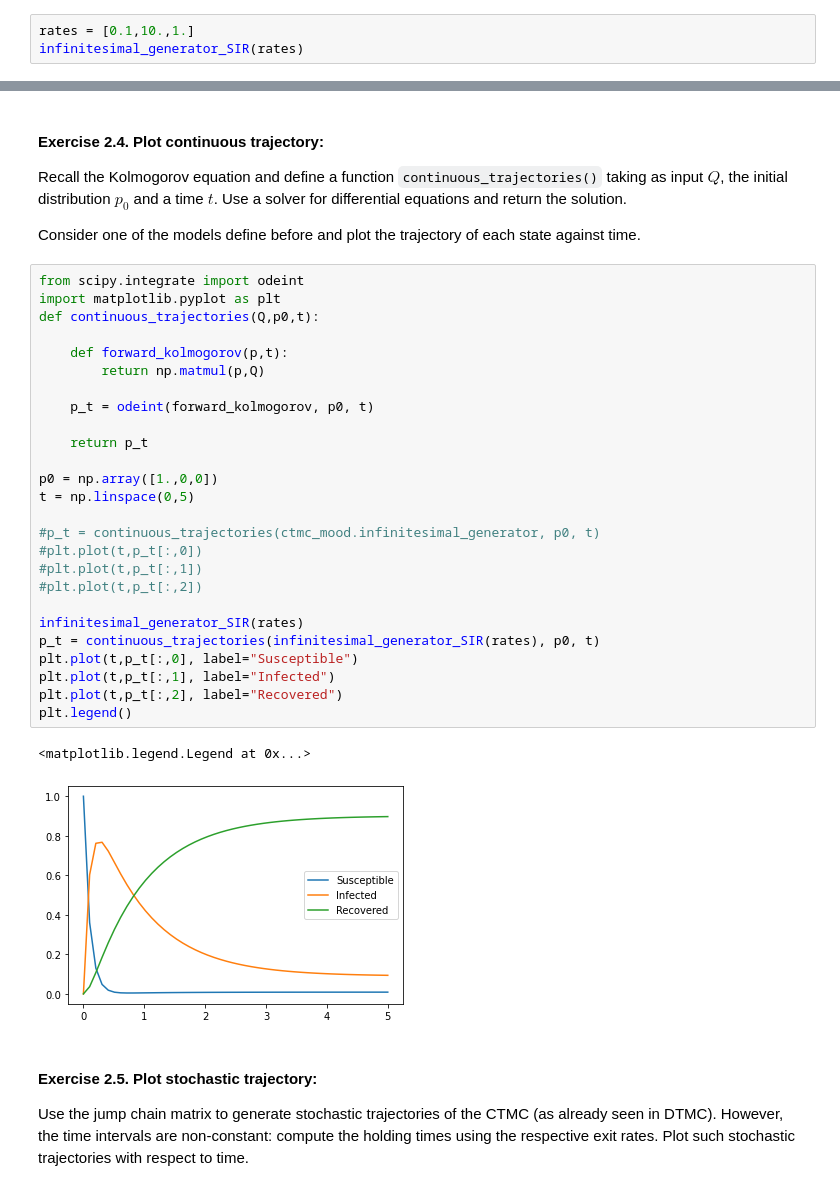
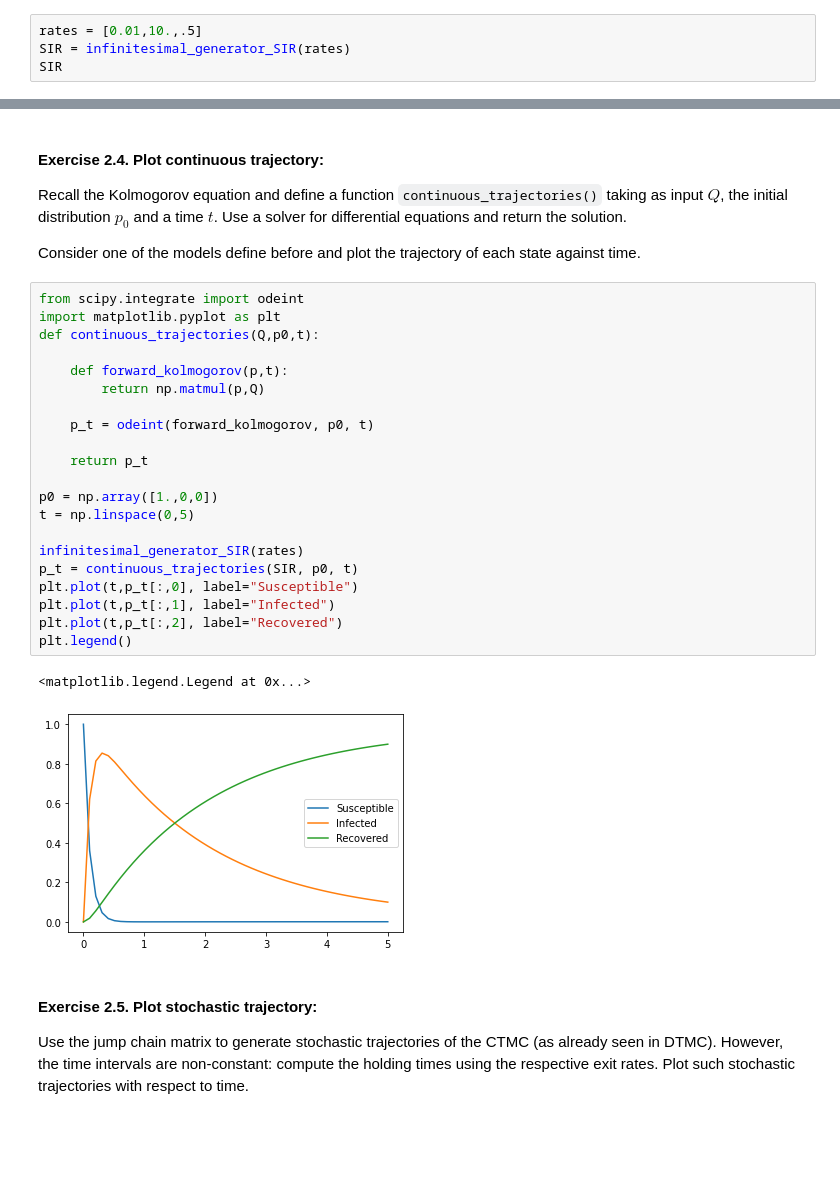
Before and after one commit to cima22/stochastic_modelling_and_simulation, a Jupyter notebook: ctmc/CTMC Lab_2022.ipynb, the cells around one changed output, grey strips where cells are left out. Cells and saved outputs as stored; diff of their text form; blank space fills up the shorter version.

```diff
--- a/ctmc/CTMC Lab_2022.ipynb
+++ b/ctmc/CTMC Lab_2022.ipynb
@@ -156,6 +159,7 @@ def infinitesimal_generator_SIR(rates):
 
     return infinitesimal_generator
 # %%
-rates = [0.1,10.,1.]
-infinitesimal_generator_SIR(rates)
+rates = [0.01,10.,.5]
+SIR = infinitesimal_generator_SIR(rates)
+SIR
 # %% [output]
@@ -197,32 +201,27 @@ Consider one of the models define before and plot the trajectory of each state a
 # %%
 from scipy.integrate import odeint
 import matplotlib.pyplot as plt
 def continuous_trajectories(Q,p0,t):
 
     def forward_kolmogorov(p,t):
         return np.matmul(p,Q)
 
     p_t = odeint(forward_kolmogorov, p0, t)
 
     return p_t
 
 p0 = np.array([1.,0,0])
 t = np.linspace(0,5)
 
-#p_t = continuous_trajectories(ctmc_mood.infinitesimal_generator, p0, t)
-#plt.plot(t,p_t[:,0])
-#plt.plot(t,p_t[:,1])
-#plt.plot(t,p_t[:,2])
-
 infinitesimal_generator_SIR(rates)
-p_t = continuous_trajectories(infinitesimal_generator_SIR(rates), p0, t)
+p_t = continuous_trajectories(SIR, p0, t)
 plt.plot(t,p_t[:,0], label="Susceptible")
 plt.plot(t,p_t[:,1], label="Infected")
 plt.plot(t,p_t[:,2], label="Recovered")
 plt.legend()
 # %% [output]
 <matplotlib.legend.Legend at 0x...>
-[figure, old version]
+[figure, new version]
 # %% [markdown]
 #### Exercise 2.5. Plot stochastic trajectory:
 
```
Also changed, not shown: parts of 11 cells of this notebook, 1 other file.
